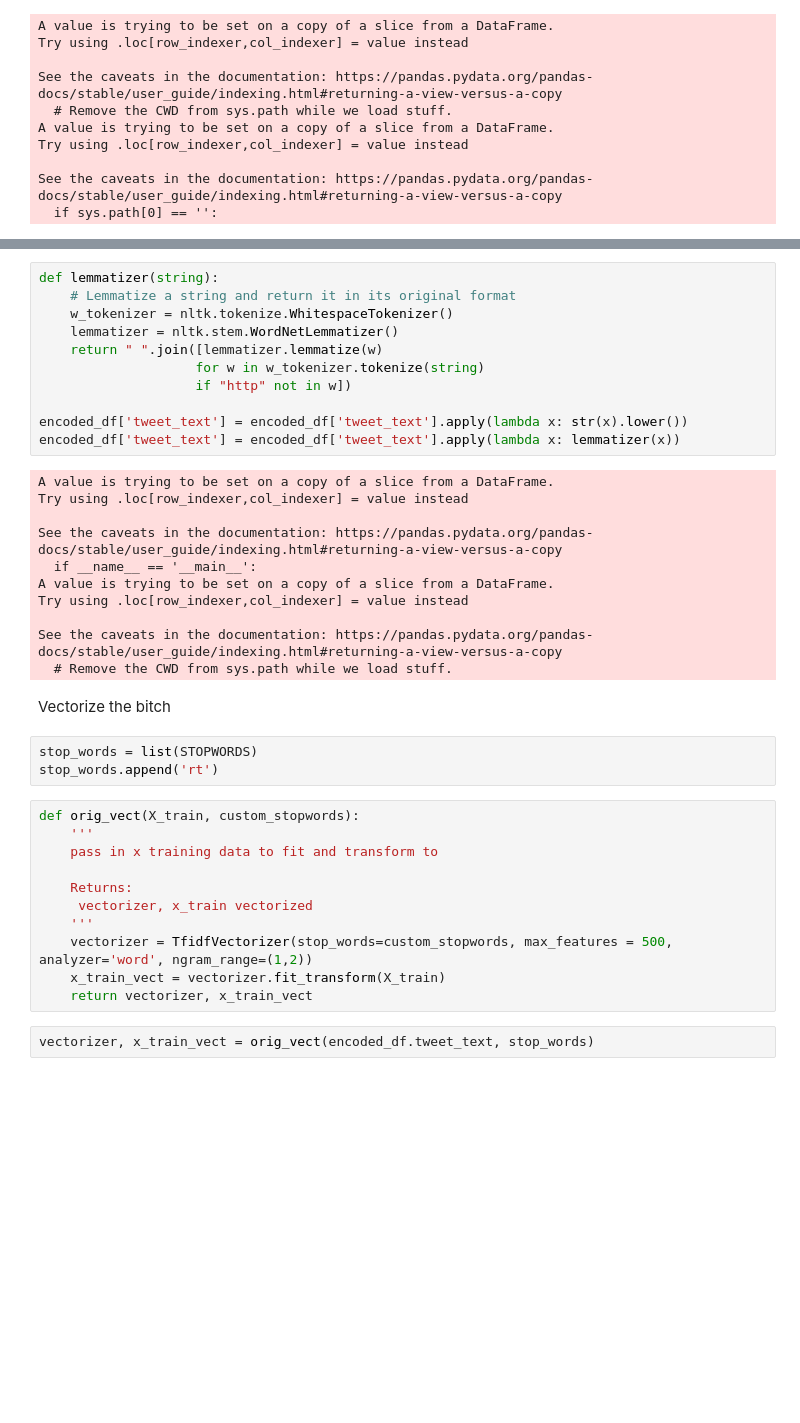
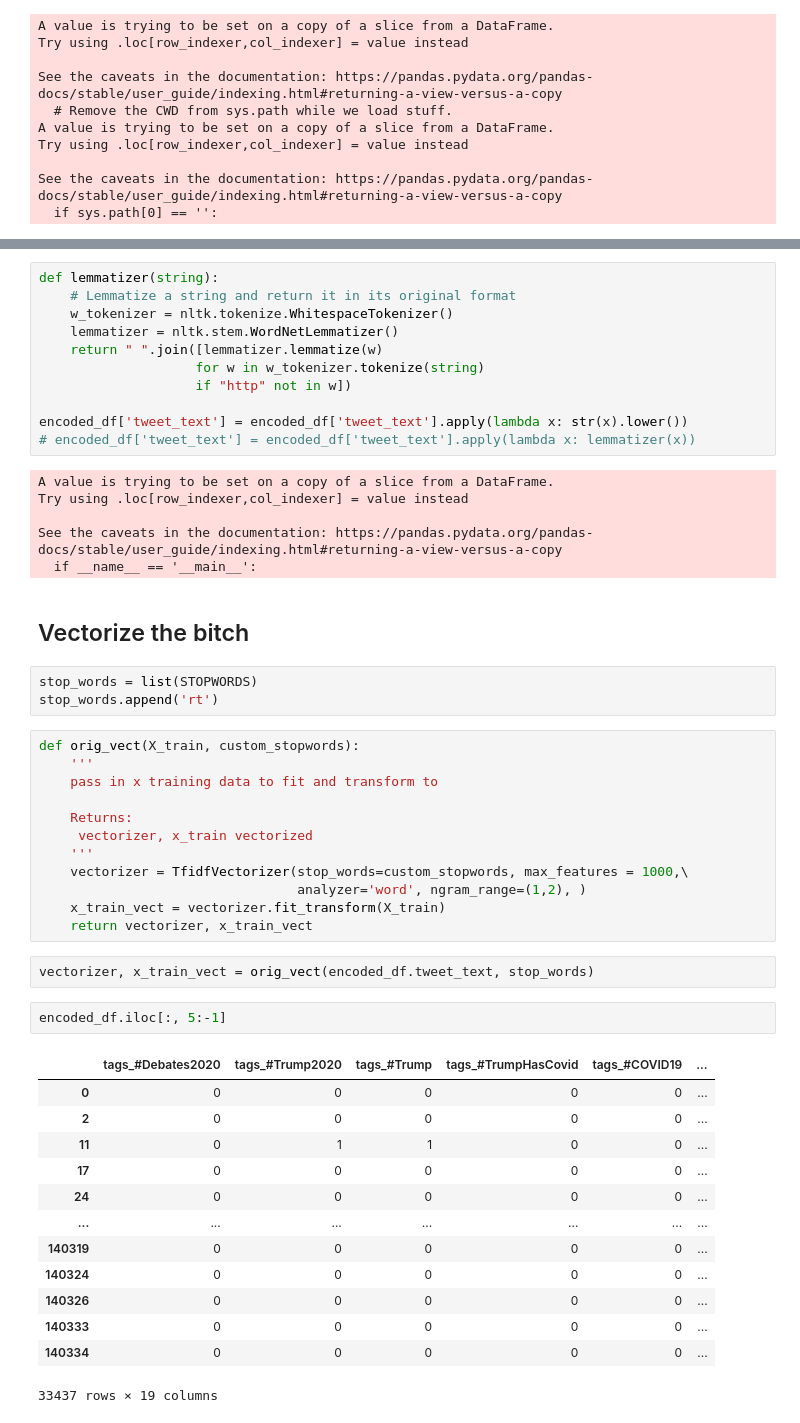
Before and after one commit to cjholcomb/paranormal-distribution, a Jupyter notebook: notebooks/Heathers_twitter.ipynb, the cells around one changed output, grey strips where cells are left out. Drawn from its saved outputs; the diff is of its cells as text; blank space fills up the shorter version.

```diff
--- a/notebooks/Heathers_twitter.ipynb
+++ b/notebooks/Heathers_twitter.ipynb
@@ -194,20 +198,15 @@ def lemmatizer(string):
                     if "http" not in w])
 
 encoded_df['tweet_text'] = encoded_df['tweet_text'].apply(lambda x: str(x).lower())
-encoded_df['tweet_text'] = encoded_df['tweet_text'].apply(lambda x: lemmatizer(x))
+# encoded_df['tweet_text'] = encoded_df['tweet_text'].apply(lambda x: lemmatizer(x))
 # %% [output]
 A value is trying to be set on a copy of a slice from a DataFrame.
 Try using .loc[row_indexer,col_indexer] = value instead
 
 See the caveats in the documentation: https://pandas.pydata.org/pandas-docs/stable/user_guide/indexing.html#returning-a-view-versus-a-copy
   if __name__ == '__main__':
-A value is trying to be set on a copy of a slice from a DataFrame.
-Try using .loc[row_indexer,col_indexer] = value instead
-
-See the caveats in the documentation: https://pandas.pydata.org/pandas-docs/stable/user_guide/indexing.html#returning-a-view-versus-a-copy
-  # Remove the CWD from sys.path while we load stuff.
 # %% [markdown]
-Vectorize the bitch
+## Vectorize the bitch
 # %%
 stop_words = list(STOPWORDS)
 stop_words.append('rt')
@@ -219,11 +218,28 @@ def orig_vect(X_train, custom_stopwords):
     Returns:
      vectorizer, x_train vectorized
     '''
-    vectorizer = TfidfVectorizer(stop_words=custom_stopwords, max_features = 500, analyzer='word', ngram_range=(1,2))
+    vectorizer = TfidfVectorizer(stop_words=custom_stopwords, max_features = 1000,\
+                                 analyzer='word', ngram_range=(1,2), )
     x_train_vect = vectorizer.fit_transform(X_train)
     return vectorizer, x_train_vect
 # %%
 vectorizer, x_train_vect = orig_vect(encoded_df.tweet_text, stop_words)
+# %%
+encoded_df.iloc[:, 5:-1]
+# %% [output]
+|  | tags_#Debates2020 | tags_#Trump2020 | tags_#Trump | tags_#TrumpHasCovid | tags_#COVID19 | ... |
+| 0 | 0 | 0 | 0 | 0 | 0 | ... |
+| 2 | 0 | 0 | 0 | 0 | 0 | ... |
+| 11 | 0 | 1 | 1 | 0 | 0 | ... |
+| 17 | 0 | 0 | 0 | 0 | 0 | ... |
+| 24 | 0 | 0 | 0 | 0 | 0 | ... |
+| ... | ... | ... | ... | ... | ... | ... |
+| 140319 | 0 | 0 | 0 | 0 | 0 | ... |
+| 140324 | 0 | 0 | 0 | 0 | 0 | ... |
+| 140326 | 0 | 0 | 0 | 0 | 0 | ... |
+| 140333 | 0 | 0 | 0 | 0 | 0 | ... |
+| 140334 | 0 | 0 | 0 | 0 | 0 | ... |
+33437 rows × 19 columns
 # %%
 #combine vecotized tweets with other onehot encoded columns into one matrix
 vect_tweets = x_train_vect.todense()
```
Also changed, not shown: parts of 17 cells of this notebook.
